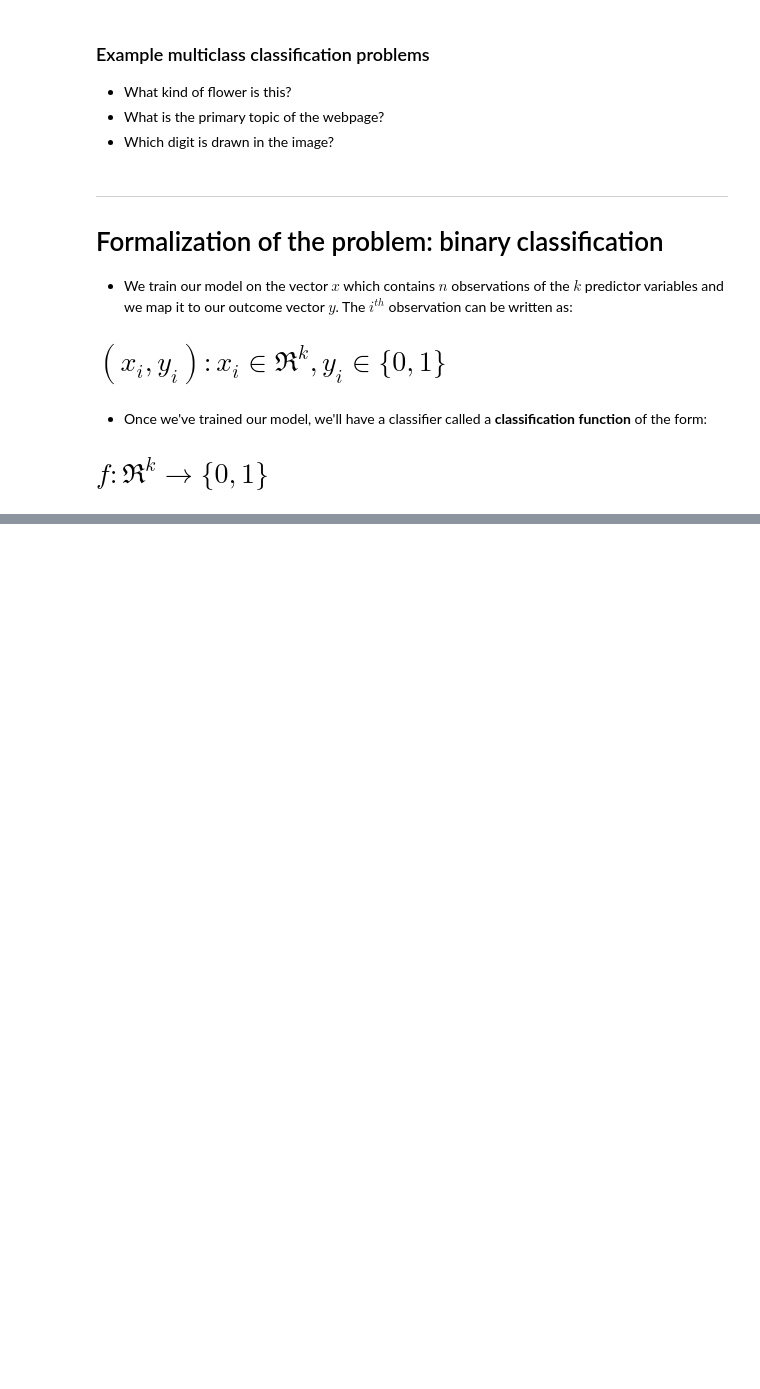
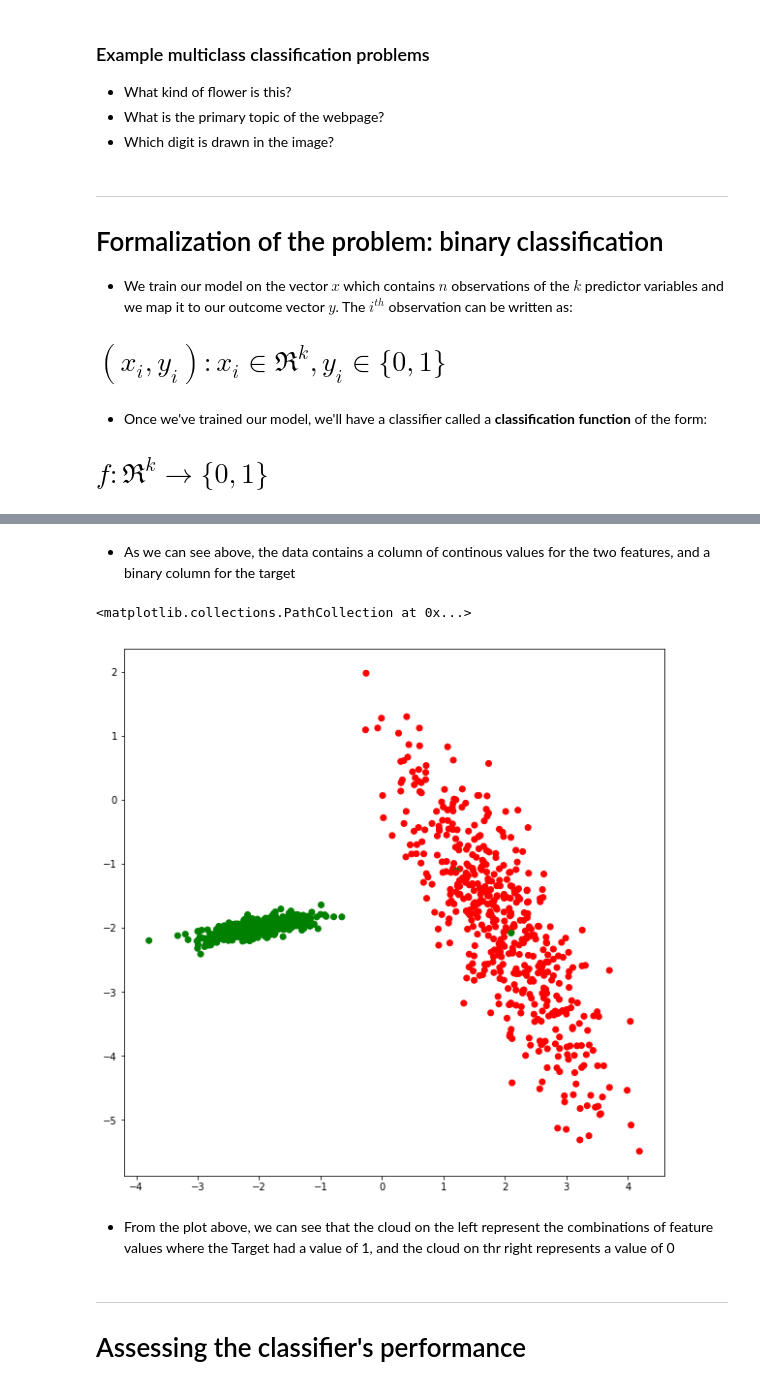
Before and after one commit to sinclam2/regression-analysis-with-python, a Jupyter notebook: 04-Logistic-Regression.ipynb, the cells around one changed output, grey strips where cells are left out. Cells and saved outputs as stored; diff of their text form; code cells hidden in the pictures; blank space fills up the shorter version.

```diff
--- a/04-Logistic-Regression.ipynb
+++ b/04-Logistic-Regression.ipynb
@@ -41,0 +51,2 @@ ____
+# %%
+plt.rcParams['figure.figsize'] = 10, 10
@@ -41,0 +64,11 @@ ____
+# %%
+X, y = make_classification(n_samples = 1000,
+                          n_features = 2,
+                          n_informative = 2,
+                          n_redundant = 0,
+                          n_clusters_per_class = 1,
+                          class_sep = 2.0,
+                          random_state = 101)
+# %%
+df_data = pd.DataFrame(X, columns = ['Feature 1', 'Feature 2'])
+df_data['Target'] = y
@@ -41,0 +84,16 @@ ____
+# %% [markdown]
+- As we can see above, the data contains a column of continous values for the two features, and a binary column for the target
+# %%
+x_vals = df_data['Feature 1'].values
+y_vals = df_data['Feature 2'].values
+colors = df_data['Target'].map(lambda x: 'r' if x==0 else 'g').values
+plt.scatter(x_vals, y_vals, c = colors)
+# %% [output]
+<matplotlib.collections.PathCollection at 0x...>
+[figure, added]
+# %% [markdown]
+- From the plot above, we can see that the cloud on the left represent the combinations of feature values where the Target had a  value of 1, and the cloud on thr right represents a value of 0
+# %% [markdown]
+_____
+
+# Assessing the classifier's performance
```
Also changed, not shown: parts of 19 cells of this notebook.
